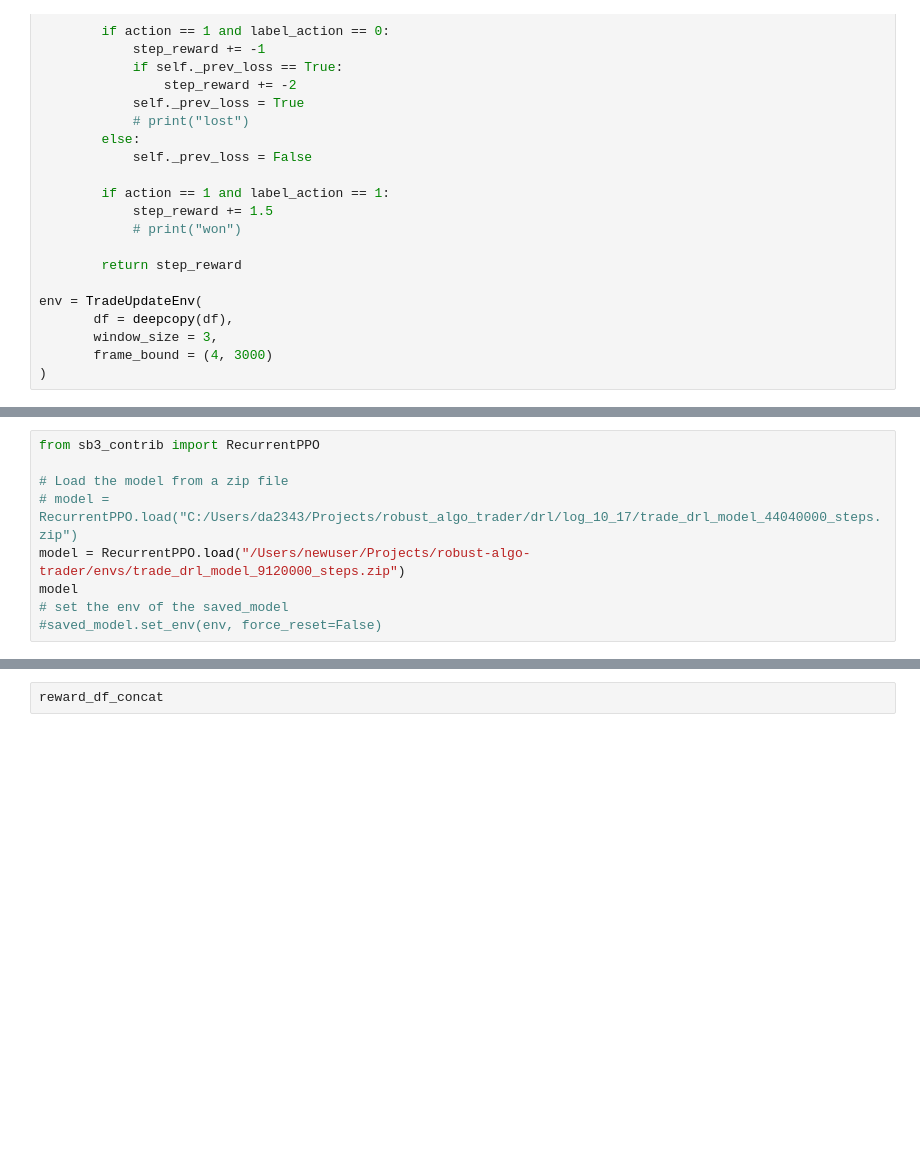
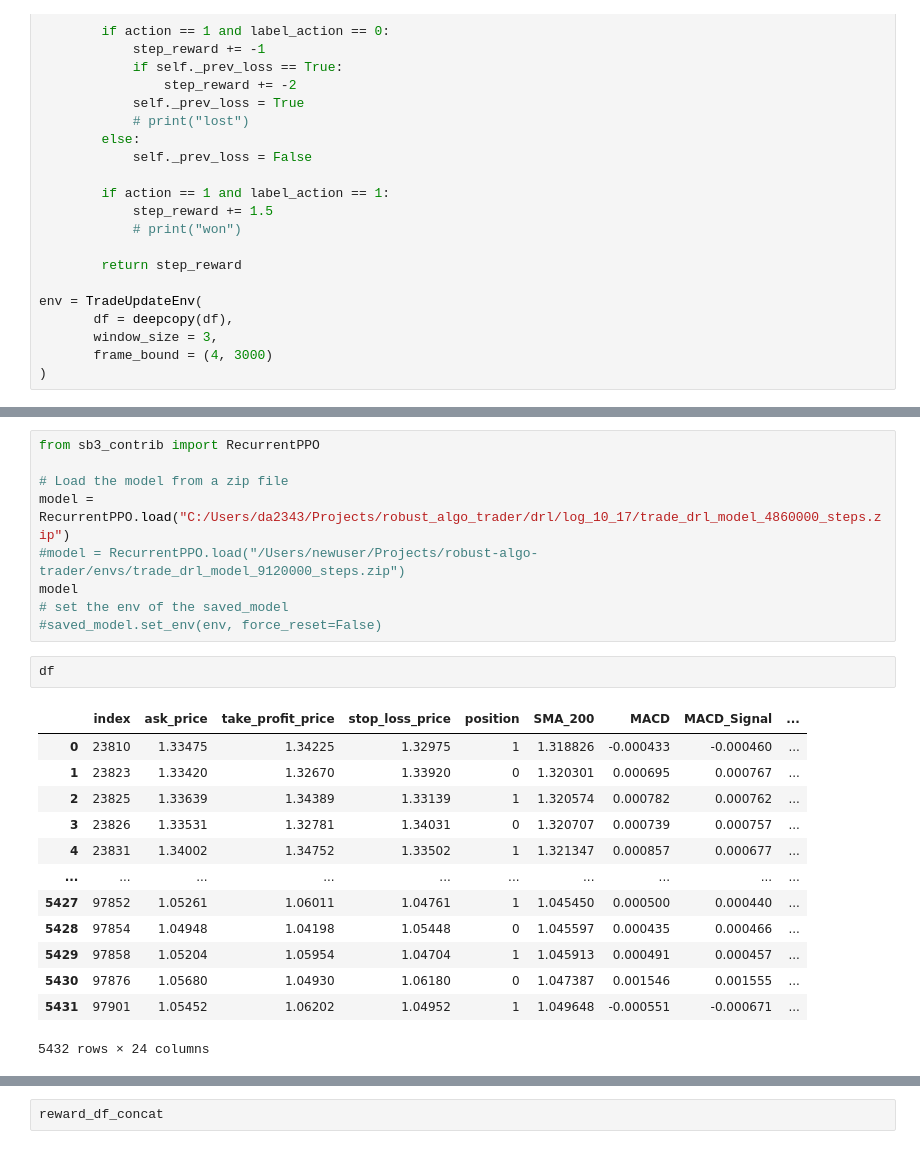
Before and after one commit to EngineerDanny/robust_algo_trader, a Jupyter notebook: drl/custom_environment.ipynb, the cells around one changed output, grey strips where cells are left out. Drawn from its saved outputs; the diff is of its cells as text; blank space fills up the shorter version.

```diff
--- a/drl/custom_environment.ipynb
+++ b/drl/custom_environment.ipynb
@@ -233,11 +215,27 @@ model.learn(total_timesteps=1_000_000_000,
 from sb3_contrib import RecurrentPPO
 
 # Load the model from a zip file
-# model = RecurrentPPO.load("C:/Users/da2343/Projects/robust_algo_trader/drl/log_10_17/trade_drl_model_44040000_steps.zip")
-model = RecurrentPPO.load("/Users/newuser/Projects/robust-algo-trader/envs/trade_drl_model_9120000_steps.zip")
+model = RecurrentPPO.load("C:/Users/da2343/Projects/robust_algo_trader/drl/log_10_17/trade_drl_model_4860000_steps.zip")
+#model = RecurrentPPO.load("/Users/newuser/Projects/robust-algo-trader/envs/trade_drl_model_9120000_steps.zip")
 model
 # set the env of the saved_model
 #saved_model.set_env(env, force_reset=False)
+# %%
+df
+# %% [output]
+|  | index | ask_price | take_profit_price | stop_loss_price | position | SMA_200 | MACD | MACD_Signal | ... |
+| 0 | 23810 | 1.33475 | 1.34225 | 1.32975 | 1 | 1.318826 | -0.000433 | -0.000460 | ... |
+| 1 | 23823 | 1.33420 | 1.32670 | 1.33920 | 0 | 1.320301 | 0.000695 | 0.000767 | ... |
+| 2 | 23825 | 1.33639 | 1.34389 | 1.33139 | 1 | 1.320574 | 0.000782 | 0.000762 | ... |
+| 3 | 23826 | 1.33531 | 1.32781 | 1.34031 | 0 | 1.320707 | 0.000739 | 0.000757 | ... |
+| 4 | 23831 | 1.34002 | 1.34752 | 1.33502 | 1 | 1.321347 | 0.000857 | 0.000677 | ... |
+| ... | ... | ... | ... | ... | ... | ... | ... | ... | ... |
+| 5427 | 97852 | 1.05261 | 1.06011 | 1.04761 | 1 | 1.045450 | 0.000500 | 0.000440 | ... |
+| 5428 | 97854 | 1.04948 | 1.04198 | 1.05448 | 0 | 1.045597 | 0.000435 | 0.000466 | ... |
+| 5429 | 97858 | 1.05204 | 1.05954 | 1.04704 | 1 | 1.045913 | 0.000491 | 0.000457 | ... |
+| 5430 | 97876 | 1.05680 | 1.04930 | 1.06180 | 0 | 1.047387 | 0.001546 | 0.001555 | ... |
+| 5431 | 97901 | 1.05452 | 1.06202 | 1.04952 | 1 | 1.049648 | -0.000551 | -0.000671 | ... |
+5432 rows × 24 columns
 # %%
 
 test_env = TradeUpdateEnv(
```
Also changed, not shown: parts of 4 cells of this notebook.
